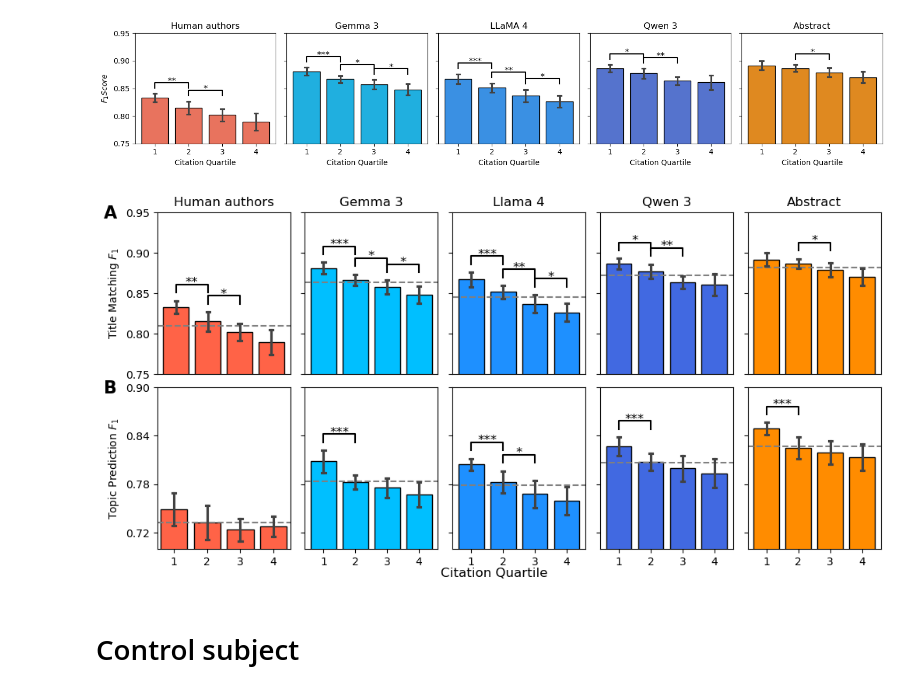
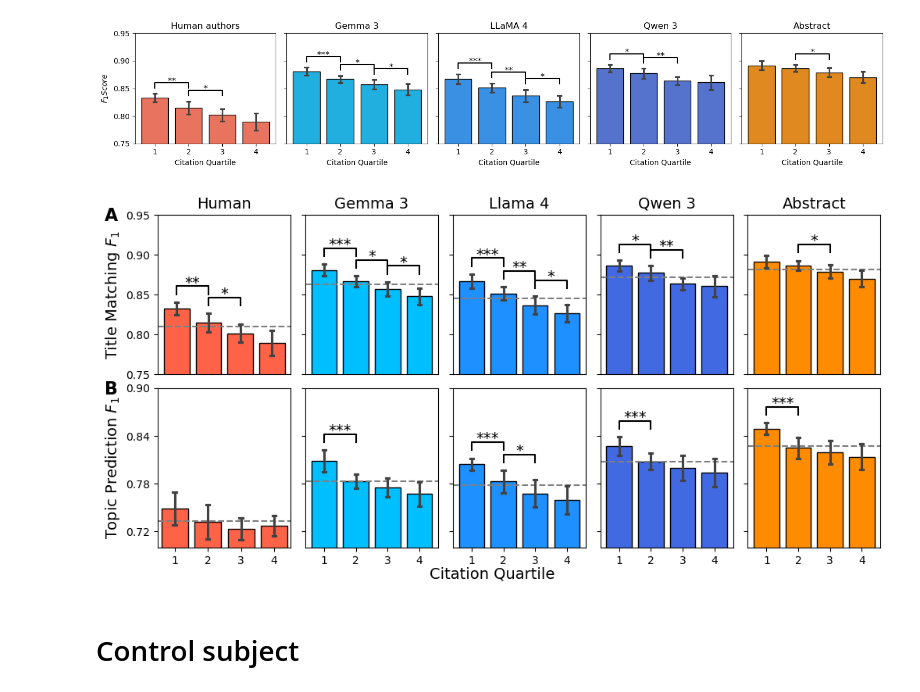
Before and after one commit to netknowledge/LLM_summarization, a Jupyter notebook: bias/citation.ipynb, the cells around one changed output. Drawn from its saved outputs; the diff is of its cells as text; code cells hidden in the pictures.

```diff
--- a/bias/citation.ipynb
+++ b/bias/citation.ipynb
@@ -2666,7 +2666,7 @@ import seaborn as sns
 from matplotlib.ticker import MaxNLocator
 
 label_mapping = {
-    'annotation': 'Human authors',
+    'annotation': 'Human',
     'gemma3': 'Gemma 3',
     'llama4': 'Llama 4',
     'qwen3': 'Qwen 3',
@@ -2716,7 +2716,7 @@ for i, ax in enumerate(axes):
 
     # Upper：Title Matching
     if i <= 4:
-        ax.set_title(label_mapping[feat])
+        ax.set_title(label_mapping[feat], fontsize=14)
         data = df_melt_title[df_melt_title['feature'] == feat]
         mean_value = data['value'].mean()
         ax.axhline(mean_value, ls='--', color='gray', lw=1.5)
@@ -2735,7 +2735,7 @@ for i, ax in enumerate(axes):
         )
         ax.set_xlabel('')
         ax.set_xticks([])
-        ax.set_ylabel('Title Matching $F_1$')
+        ax.set_ylabel('Title Matching $F_1$', fontsize=14)
         ax.set_ylim(0.75, .95)
     if i >= 5:
         # Lower：Group Matching
@@ -2756,40 +2756,40 @@ for i, ax in enumerate(axes):
             legend=False
         )
         ax.set_xlabel('')
-        ax.set_ylabel('Topic Prediction $F_1$')
+        ax.set_ylabel('Topic Prediction $F_1$', fontsize=14)
         ax.set_ylim(0.70, .90)
 
     # 显著性标注
     quartiles = sorted(data['quartile'].unique())
     bar_centers = range(len(quartiles))
     values = [data[data['quartile'] == q]['value'] for q in quartiles]
     for j in range(len(quartiles)-1):
         group1 = values[j]
         group2 = values[j+1]
         # t 检验
         stat, pval = ttest_ind(group1, group2, equal_var=False)
         # 星号规则
         if pval < 0.001:
             stars = '***'
         elif pval < 0.01:
             stars = '**'
         elif pval < 0.05:
             stars = '*'
         else:
             stars = ''
         if stars:
             # 画星号
             y1 = max(group1.mean()+group1.std(), group2.mean()+group2.std()) + 0.01
             x1, x2 = bar_centers[j], bar_centers[j+1]
             ax.plot([x1, x1, x2, x2], [y1, y1+0.01, y1+0.01, y1], lw=1.5, c='k')
-            ax.text((x1+x2)/2, y1+0.005, stars, ha='center', va='bottom', color='k', fontsize=12)
+            ax.text((x1+x2)/2, y1+0.005, stars, ha='center', va='bottom', color='k', fontsize=14)
 
-fig.supxlabel('Citation Quartile', fontsize=12)
+fig.supxlabel('Citation Quartile', fontsize=14)
 
 plt.tight_layout(pad=0.2, w_pad=1, h_pad=0)
 plt.show()
 # %% [output]
-[figure, old version]
+[figure, new version]
 # %%
 fig.savefig(home / 'projects/TLDR/bias/citation_correlation.pdf', bbox_inches='tight')
 # %% [markdown]
```
Also changed, not shown: 3 other files.
